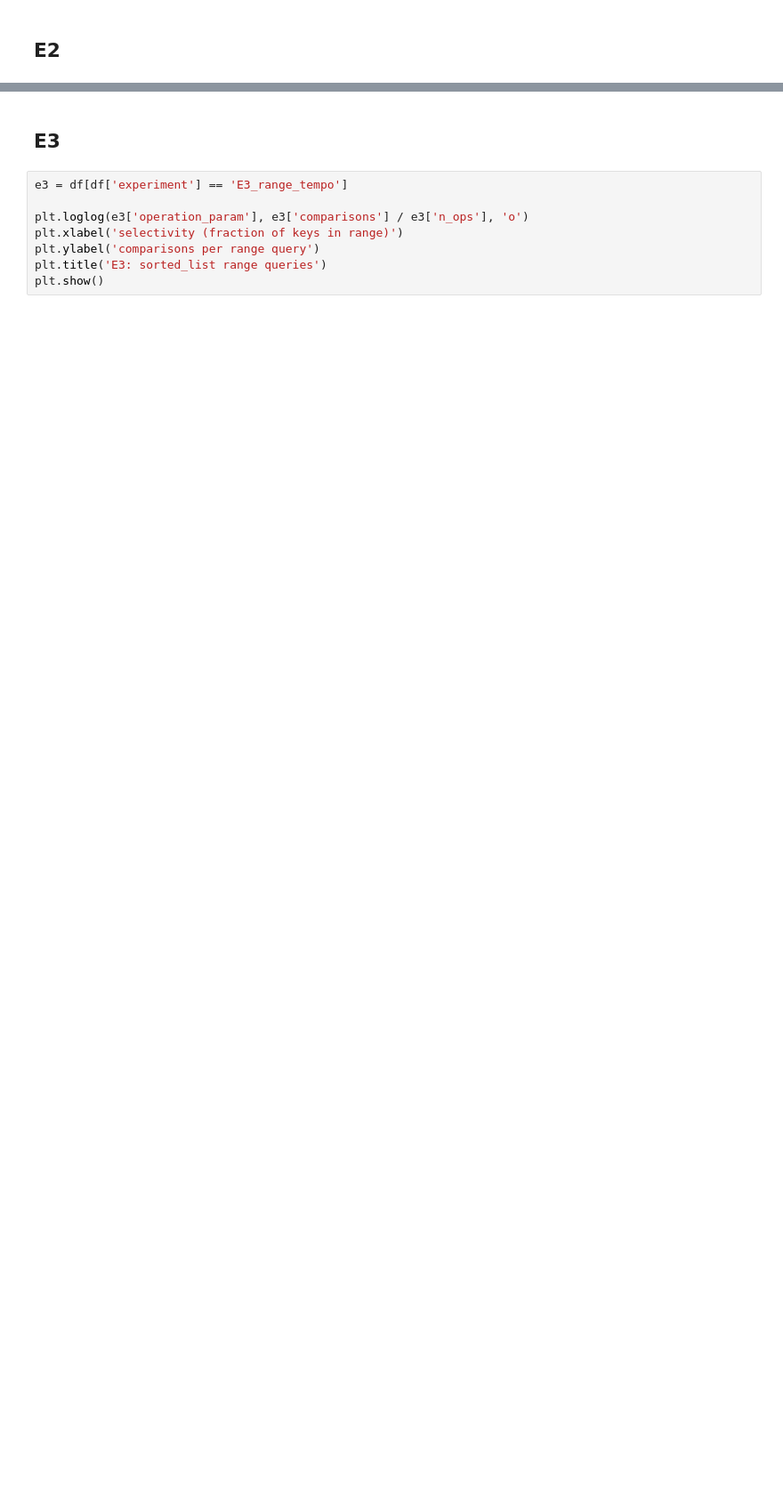
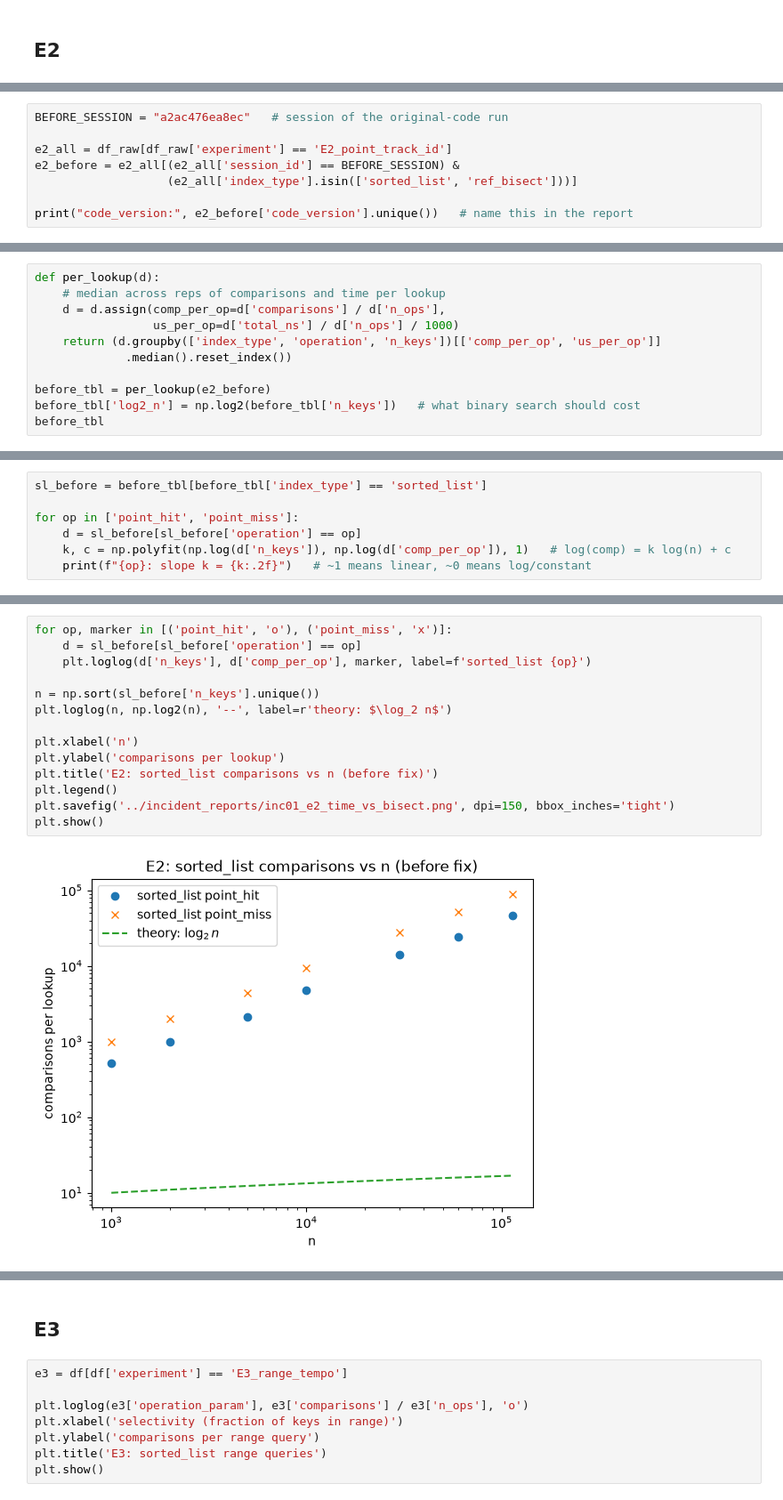
Before and after one commit to neildevnani/Project_1_DS4300, a Jupyter notebook: analysis/sorted_analysis.ipynb, the cells around one changed output, grey strips where cells are left out. Shown at 89% size. Saved outputs shown, nothing was run; the diff lists cells and outputs as text; blank space fills up the shorter version.

Commit message:
incident report 1 and fixed search.py

```diff
--- a/analysis/sorted_analysis.ipynb
+++ b/analysis/sorted_analysis.ipynb
@@ -35,3 +36,11 @@ plt.legend()
 plt.show()
 # %% [output]
 [figure]
+# %%
+BEFORE_SESSION = "a2ac476ea8ec"   # session of the original-code run
+
+e2_all = df_raw[df_raw['experiment'] == 'E2_point_track_id']
+e2_before = e2_all[(e2_all['session_id'] == BEFORE_SESSION) &
+                   (e2_all['index_type'].isin(['sorted_list', 'ref_bisect']))]
+
+print("code_version:", e2_before['code_version'].unique())   # name this in the report
@@ -37,0 +51,11 @@ plt.show()
+# %%
+def per_lookup(d):
+    # median across reps of comparisons and time per lookup
+    d = d.assign(comp_per_op=d['comparisons'] / d['n_ops'],
+                 us_per_op=d['total_ns'] / d['n_ops'] / 1000)
+    return (d.groupby(['index_type', 'operation', 'n_keys'])[['comp_per_op', 'us_per_op']]
+             .median().reset_index())
+
+before_tbl = per_lookup(e2_before)
+before_tbl['log2_n'] = np.log2(before_tbl['n_keys'])   # what binary search should cost
+before_tbl
@@ -37,0 +80,7 @@ plt.show()
+# %%
+sl_before = before_tbl[before_tbl['index_type'] == 'sorted_list']
+
+for op in ['point_hit', 'point_miss']:
+    d = sl_before[sl_before['operation'] == op]
+    k, c = np.polyfit(np.log(d['n_keys']), np.log(d['comp_per_op']), 1)   # log(comp) = k log(n) + c
+    print(f"{op}: slope k = {k:.2f}")   # ~1 means linear, ~0 means log/constant
@@ -37,0 +90,16 @@ plt.show()
+# %%
+for op, marker in [('point_hit', 'o'), ('point_miss', 'x')]:
+    d = sl_before[sl_before['operation'] == op]
+    plt.loglog(d['n_keys'], d['comp_per_op'], marker, label=f'sorted_list {op}')
+
+n = np.sort(sl_before['n_keys'].unique())
+plt.loglog(n, np.log2(n), '--', label=r'theory: $\log_2 n$')
+
+plt.xlabel('n')
+plt.ylabel('comparisons per lookup')
+plt.title('E2: sorted_list comparisons vs n (before fix)')
+plt.legend()
+plt.savefig('../incident_reports/inc01_e2_time_vs_bisect.png', dpi=150, bbox_inches='tight')
+plt.show()
+# %% [output]
+[figure, added]
```
Also changed, not shown: parts of 5 cells of this notebook, 5 other files.
